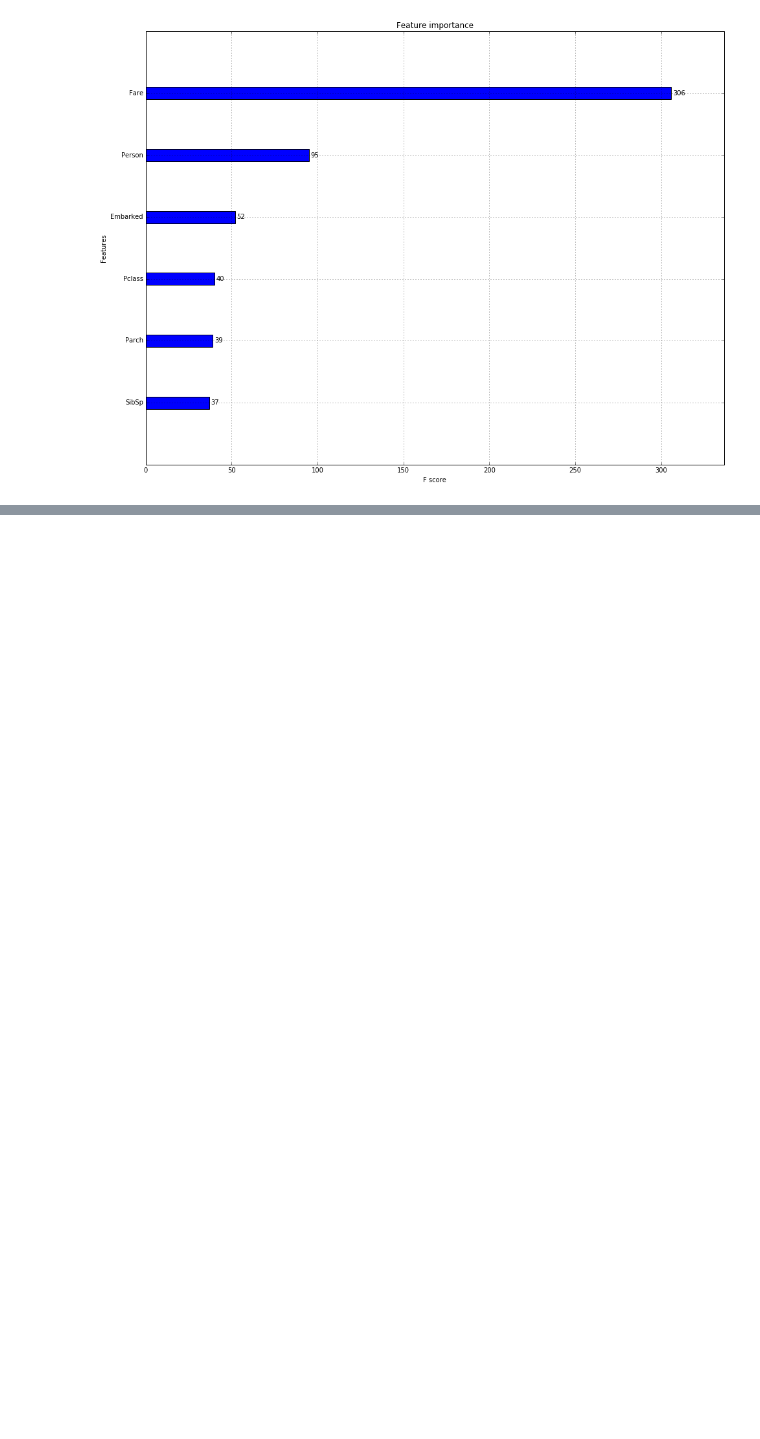
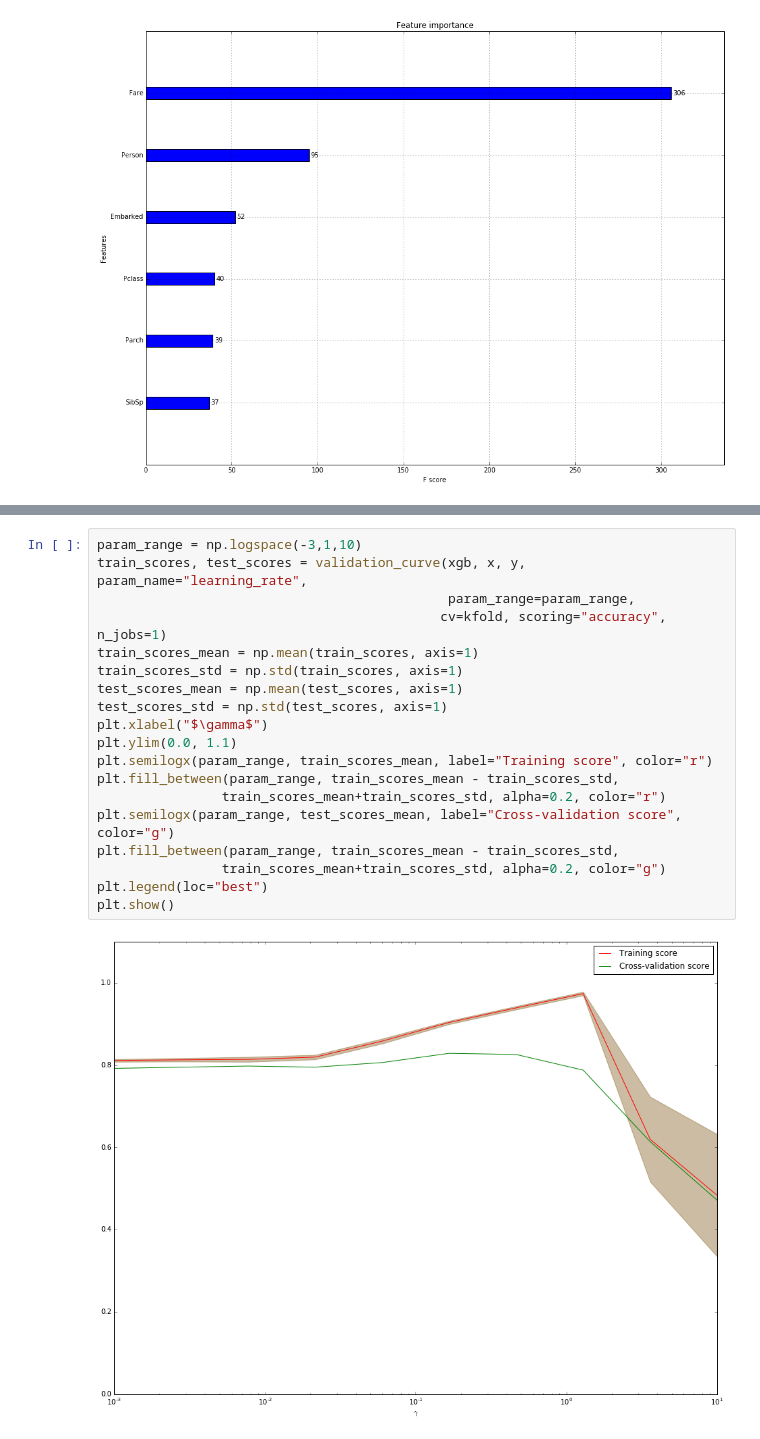
Before and after one commit to rahulmkumar/kaggle, a Jupyter notebook: Titanic/Titanic_Model.ipynb, the cells around one changed output, grey strips where cells are left out. Cells and saved outputs as stored; diff of their text form; blank space fills up the shorter version.

```diff
--- a/Titanic/Titanic_Model.ipynb
+++ b/Titanic/Titanic_Model.ipynb
@@ -429,0 +447,21 @@ plt.show()
+# %%
+param_range = np.logspace(-3,1,10)
+train_scores, test_scores = validation_curve(xgb, x, y, param_name="learning_rate",
+                                             param_range=param_range,
+                                            cv=kfold, scoring="accuracy", n_jobs=1)
+train_scores_mean = np.mean(train_scores, axis=1)
+train_scores_std = np.std(train_scores, axis=1)
+test_scores_mean = np.mean(test_scores, axis=1)
+test_scores_std = np.std(test_scores, axis=1)
+plt.xlabel("$\gamma$")
+plt.ylim(0.0, 1.1)
+plt.semilogx(param_range, train_scores_mean, label="Training score", color="r")
+plt.fill_between(param_range, train_scores_mean - train_scores_std,
+                train_scores_mean+train_scores_std, alpha=0.2, color="r")
+plt.semilogx(param_range, test_scores_mean, label="Cross-validation score", color="g")
+plt.fill_between(param_range, train_scores_mean - train_scores_std,
+                train_scores_mean+train_scores_std, alpha=0.2, color="g")
+plt.legend(loc="best")
+plt.show()
+# %% [output]
+[figure, added]
```
Also changed, not shown: parts of 19 cells of this notebook.
